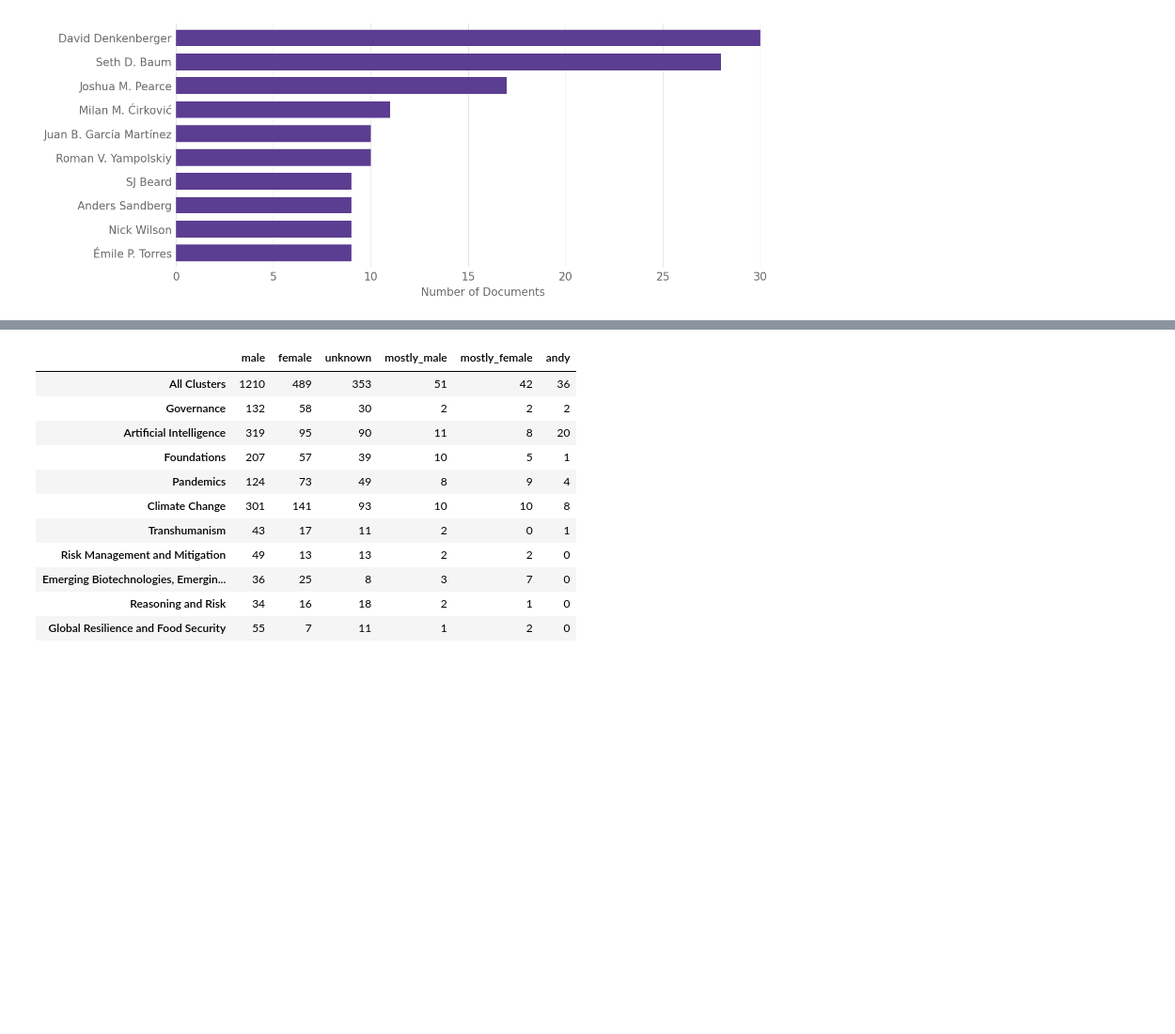
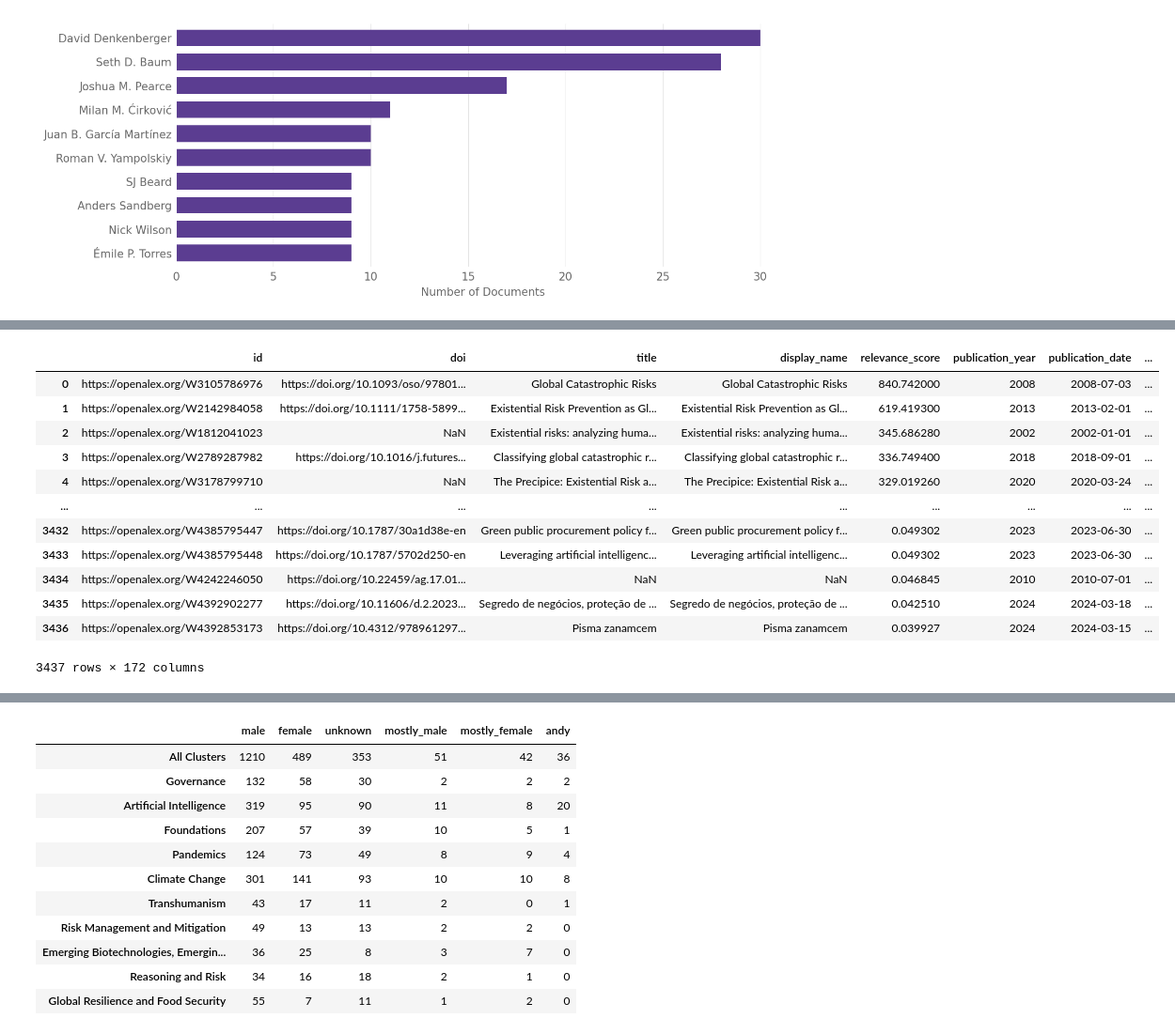
Before and after one commit to florianjehn/bibliometrics, a Jupyter notebook: scripts/overall_visualizations.ipynb, the cells around one changed output, grey strips where cells are left out. Shown at 94% size. Saved outputs shown, nothing was run; the diff lists cells and outputs as text; code cells hidden in the pictures; blank space fills up the shorter version.

```diff
--- a/scripts/overall_visualizations.ipynb
+++ b/scripts/overall_visualizations.ipynb
@@ -114,0 +130,16 @@ plt.show()
+# %%
+open_alex
+# %% [output]
+|  | id | doi | title | display_name | relevance_score | publication_year | publication_date | ... |
+| 0 | https://openalex.org/W3105786976 | https://doi.org/10.1093/oso/97801... | Global Catastrophic Risks | Global Catastrophic Risks | 840.742000 | 2008 | 2008-07-03 | ... |
+| 1 | https://openalex.org/W2142984058 | https://doi.org/10.1111/1758-5899... | Existential Risk Prevention as Gl... | Existential Risk Prevention as Gl... | 619.419300 | 2013 | 2013-02-01 | ... |
+| 2 | https://openalex.org/W1812041023 | NaN | Existential risks: analyzing huma... | Existential risks: analyzing huma... | 345.686280 | 2002 | 2002-01-01 | ... |
+| 3 | https://openalex.org/W2789287982 | https://doi.org/10.1016/j.futures... | Classifying global catastrophic r... | Classifying global catastrophic r... | 336.749400 | 2018 | 2018-09-01 | ... |
+| 4 | https://openalex.org/W3178799710 | NaN | The Precipice: Existential Risk a... | The Precipice: Existential Risk a... | 329.019260 | 2020 | 2020-03-24 | ... |
+| ... | ... | ... | ... | ... | ... | ... | ... | ... |
+| 3432 | https://openalex.org/W4385795447 | https://doi.org/10.1787/30a1d38e-en | Green public procurement policy f... | Green public procurement policy f... | 0.049302 | 2023 | 2023-06-30 | ... |
+| 3433 | https://openalex.org/W4385795448 | https://doi.org/10.1787/5702d250-en | Leveraging artificial intelligenc... | Leveraging artificial intelligenc... | 0.049302 | 2023 | 2023-06-30 | ... |
+| 3434 | https://openalex.org/W4242246050 | https://doi.org/10.22459/ag.17.01... | NaN | NaN | 0.046845 | 2010 | 2010-07-01 | ... |
+| 3435 | https://openalex.org/W4392902277 | https://doi.org/10.11606/d.2.2023... | Segredo de negócios, proteção de ... | Segredo de negócios, proteção de ... | 0.042510 | 2024 | 2024-03-18 | ... |
+| 3436 | https://openalex.org/W4392853173 | https://doi.org/10.4312/978961297... | Pisma zanamcem | Pisma zanamcem | 0.039927 | 2024 | 2024-03-15 | ... |
+3437 rows × 172 columns
```
Also changed, not shown: parts of 5 cells of this notebook, 8 other files.
